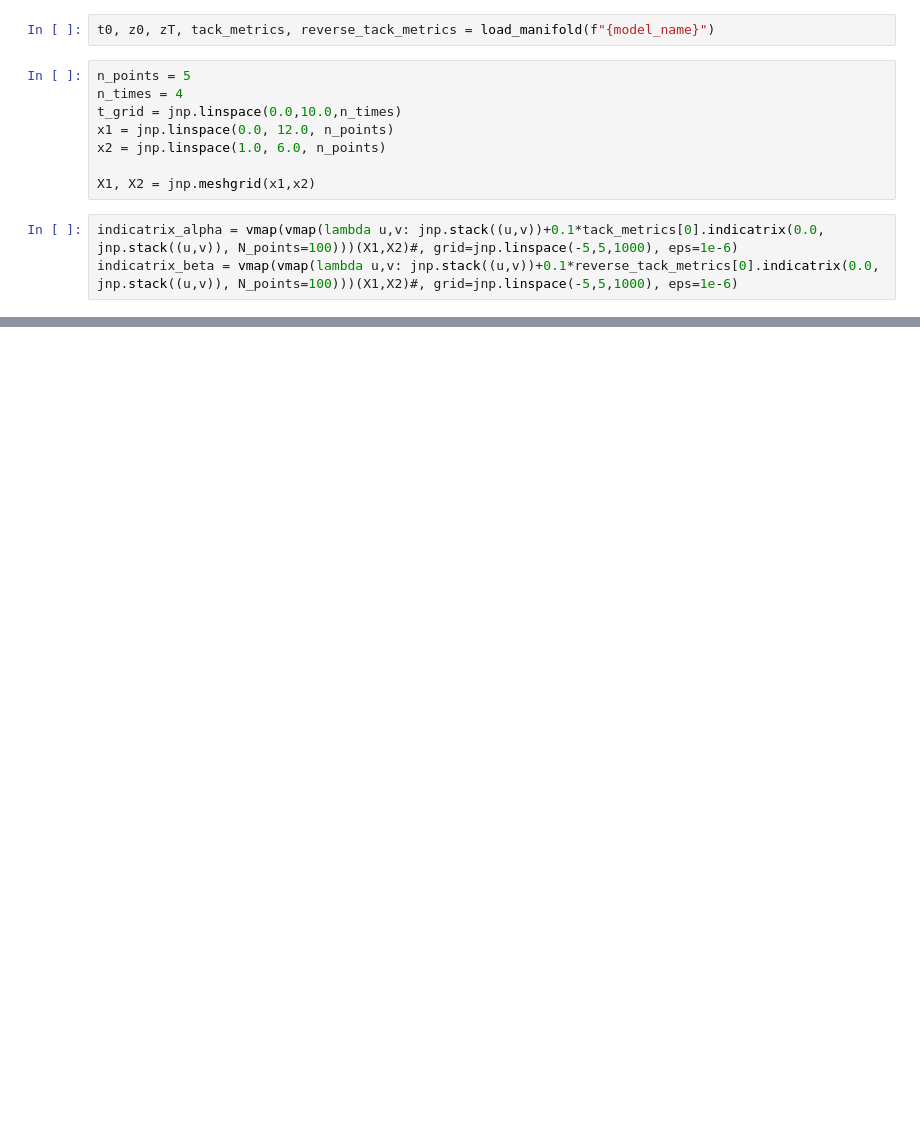
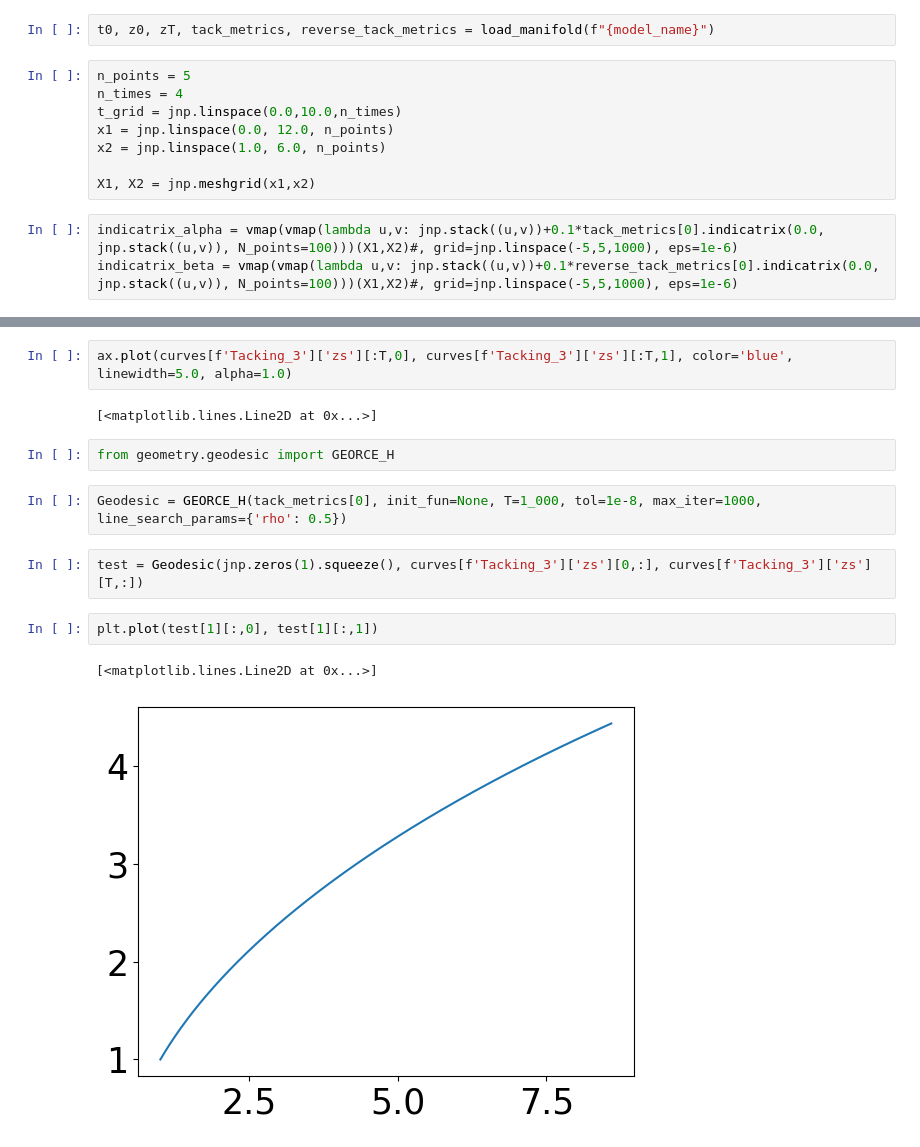
Before and after one commit to FrederikMR/zermelo_tacking, a Jupyter notebook: tacking_estimation.ipynb, the cells around one changed output, grey strips where cells are left out. Drawn from its saved outputs; the diff is of its cells as text; blank space fills up the shorter version.

```diff
--- a/tacking_estimation.ipynb
+++ b/tacking_estimation.ipynb
@@ -626,0 +540,15 @@ plt.show()
+# %%
+ax.plot(curves[f'Tacking_3']['zs'][:T,0], curves[f'Tacking_3']['zs'][:T,1], color='blue', linewidth=5.0, alpha=1.0)
+# %% [output]
+[<matplotlib.lines.Line2D at 0x...>]
+# %%
+from geometry.geodesic import GEORCE_H
+# %%
+Geodesic = GEORCE_H(tack_metrics[0], init_fun=None, T=1_000, tol=1e-8, max_iter=1000, line_search_params={'rho': 0.5})
+# %%
+test = Geodesic(jnp.zeros(1).squeeze(), curves[f'Tacking_3']['zs'][0,:], curves[f'Tacking_3']['zs'][T,:])
+# %%
+plt.plot(test[1][:,0], test[1][:,1])
+# %% [output]
+[<matplotlib.lines.Line2D at 0x...>]
+[figure, added]
```
Also changed, not shown: parts of 9 cells of this notebook, 1 other file.
